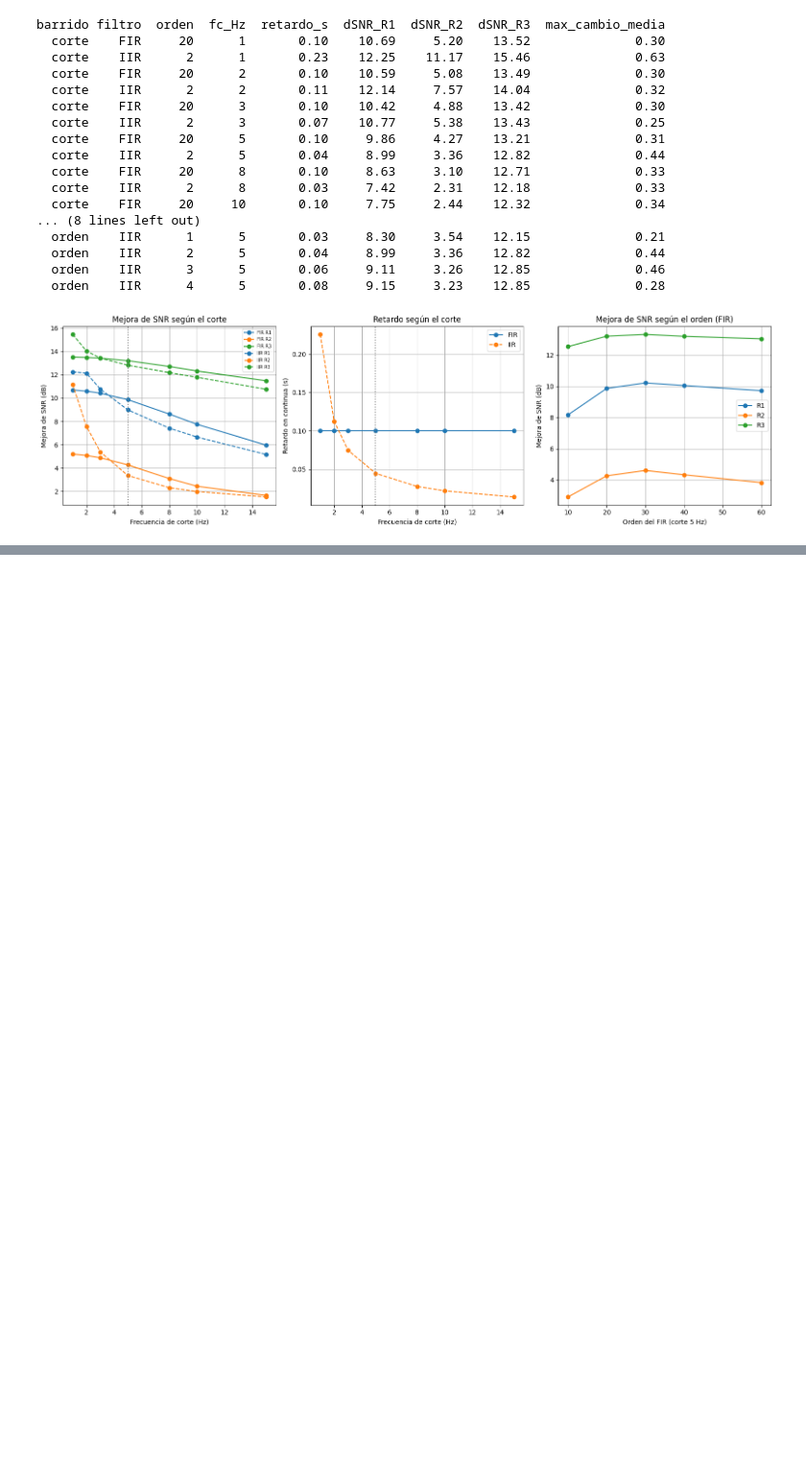
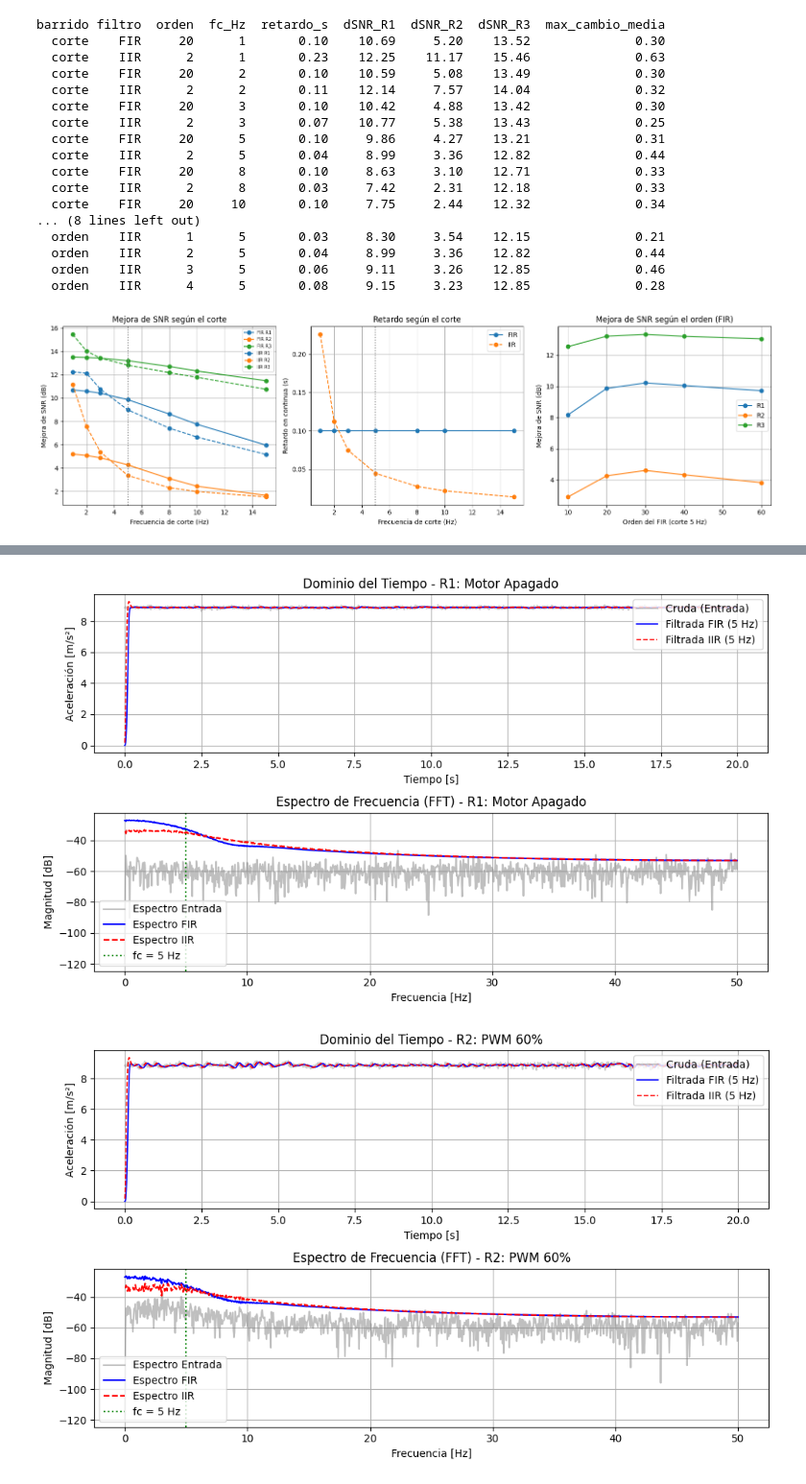
Before and after one commit to Andresumng2024/pds-proyecto2-equipo2, a Jupyter notebook: PDS_Proyecto2_Notebook.ipynb, the cells around one changed output, grey strips where cells are left out. Shown at 96% size. Saved outputs shown, nothing was run; the diff lists cells and outputs as text; code cells hidden in the pictures; blank space fills up the shorter version.

```diff
--- a/PDS_Proyecto2_Notebook.ipynb
+++ b/PDS_Proyecto2_Notebook.ipynb
@@ -306,0 +423,64 @@ barrido filtro  orden  fc_Hz  retardo_s  dSNR_R1  dSNR_R2  dSNR_R3  max_cambio_m
+# %%
+import pandas as pd
+import numpy as np
+import scipy.signal as signal
+import matplotlib.pyplot as plt
+
+# Parámetros del sistema
+fs = 100.0
+fc = 5.0
+nyq = fs / 2.0
+
+# Filtros
+b_fir = signal.firwin(21, fc / nyq, window='hamming')
+b_iir, a_iir = signal.butter(2, fc / nyq, btype='low')
+
+def generar_graficas(archivo_csv, titulo_condicion, nombre_salida):
+    df = pd.read_csv(archivo_csv)
+    t = (df['timestamp_us'].values - df['timestamp_us'].iloc[0]) / 1e6
+    az = (df['az_crudo'].values / 16384.0) * 9.81
+
+    # Filtrado
+    y_fir = signal.lfilter(b_fir, 1.0, az)
+    y_iir = signal.lfilter(b_iir, a_iir, az)
+
+    fig, (ax1, ax2) = plt.subplots(2, 1, figsize=(10, 6))
+
+    # Dominio del Tiempo
+    ax1.plot(t, az, label='Cruda (Entrada)', alpha=0.4, color='gray')
+    ax1.plot(t, y_fir, label='Filtrada FIR (5 Hz)', color='blue', linewidth=1.2)
+    ax1.plot(t, y_iir, label='Filtrada IIR (5 Hz)', color='red', linestyle='--', linewidth=1.2)
+    ax1.set_title(f'Dominio del Tiempo - {titulo_condicion}')
+    ax1.set_xlabel('Tiempo [s]')
+    ax1.set_ylabel('Aceleración [m/s²]')
+    ax1.grid(True)
+    ax1.legend(loc='upper right')
+
+    # Dominio de la Frecuencia (FFT)
+    N = len(az)
+    freqs = np.fft.rfftfreq(N, 1/fs)
+    fft_in = np.abs(np.fft.rfft(az - np.mean(az))) / N
+    fft_fir = np.abs(np.fft.rfft(y_fir - np.mean(y_fir[100:]))) / N
+    fft_iir = np.abs(np.fft.rfft(y_iir - np.mean(y_iir[100:]))) / N
+
+    ax2.plot(freqs, 20*np.log10(fft_in + 1e-6), label='Espectro Entrada', color='gray', alpha=0.5)
+    ax2.plot(freqs, 20*np.log10(fft_fir + 1e-6), label='Espectro FIR', color='blue')
+    ax2.plot(freqs, 20*np.log10(fft_iir + 1e-6), label='Espectro IIR', color='red', linestyle='--')
+    ax2.axvline(x=fc, color='green', linestyle=':', label='fc = 5 Hz')
+    ax2.set_title(f'Espectro de Frecuencia (FFT) - {titulo_condicion}')
+    ax2.set_xlabel('Frecuencia [Hz]')
+    ax2.set_ylabel('Magnitud [dB]')
+    ax2.grid(True)
+    ax2.legend(loc='lower left')
+
+    plt.tight_layout()
+    plt.savefig(f'{nombre_salida}.png', dpi=300)
+    plt.show()
+
+# Ejecutar y guardar las 3 figuras
+generar_graficas('R1.csv', 'R1: Motor Apagado', 'grafica_r1')
+generar_graficas('R2.csv', 'R2: PWM 60%', 'grafica_r2')
+generar_graficas('R3.csv', 'R3: PWM 100%', 'grafica_r3')
+# %% [output]
+[figure, added]
+[figure, added]
```
Also changed, not shown: parts of 3 cells of this notebook, 1 other file.
